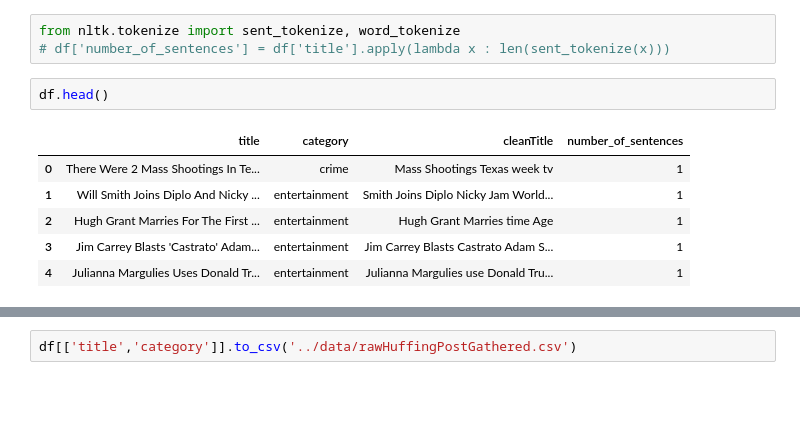
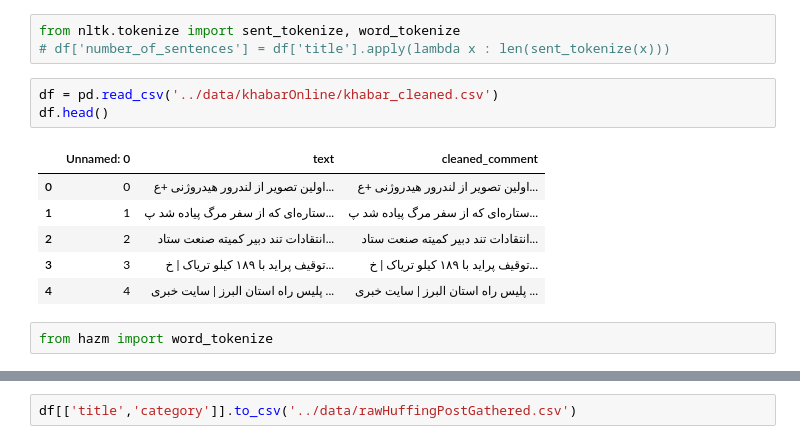
Before and after one commit to sajjadGG/NewsTitleClassification, a Jupyter notebook: EDA/preprocess.ipynb, the cells around one changed output, grey strips where cells are left out. Drawn from its saved outputs; the diff is of its cells as text; blank space fills up the shorter version.

```diff
--- a/EDA/preprocess.ipynb
+++ b/EDA/preprocess.ipynb
@@ -117,14 +117,17 @@ df['cleanTitle'] = preprocess(df['title'])
 # %%
 from nltk.tokenize import sent_tokenize, word_tokenize
 # df['number_of_sentences'] = df['title'].apply(lambda x : len(sent_tokenize(x)))
-# %%
-df.head()
-# %% [output]
-|  | title | category | cleanTitle | number_of_sentences |
-| 0 | There Were 2 Mass Shootings In Te... | crime | Mass Shootings Texas week tv | 1 |
-| 1 | Will Smith Joins Diplo And Nicky ... | entertainment | Smith Joins Diplo Nicky Jam World... | 1 |
-| 2 | Hugh Grant Marries For The First ... | entertainment | Hugh Grant Marries time Age | 1 |
-| 3 | Jim Carrey Blasts 'Castrato' Adam... | entertainment | Jim Carrey Blasts Castrato Adam S... | 1 |
-| 4 | Julianna Margulies Uses Donald Tr... | entertainment | Julianna Margulies use Donald Tru... | 1 |
+# %%
+df = pd.read_csv('../data/khabarOnline/khabar_cleaned.csv')
+df.head()
+# %% [output]
+|  | Unnamed: 0 | text | cleaned_comment |
+| 0 | 0 | اولین تصویر از لندرور هیدروژنی +ع... | اولین تصویر از لندرور هیدروژنی +ع... |
+| 1 | 1 | ستاره‌ای که از سفر مرگ پیاده شد پ... | ستاره‌ای که از سفر مرگ پیاده شد پ... |
+| 2 | 2 | انتقادات تند دبیر کمیته صنعت ستاد... | انتقادات تند دبیر کمیته صنعت ستاد... |
+| 3 | 3 | توقیف پراید با ۱۸۹ کیلو تریاک | خ... | توقیف پراید با ۱۸۹ کیلو تریاک | خ... |
+| 4 | 4 | پليس راه استان البرز | سایت خبری ... | پلیس راه استان البرز | سایت خبری ... |
+# %%
+from hazm import word_tokenize
 # %%
 unique_words = []
```
Also changed, not shown: parts of 7 cells of this notebook, 2 other files.
